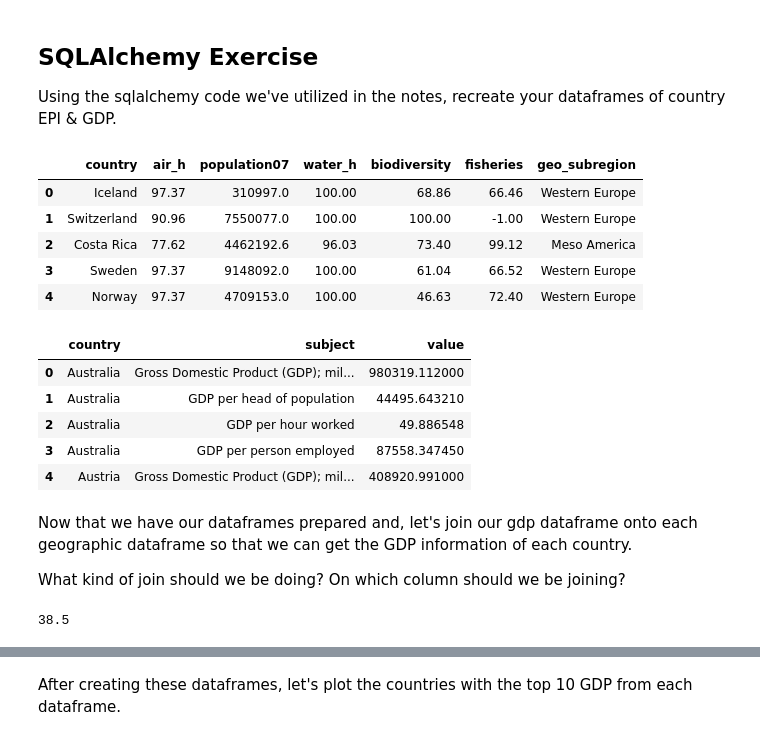
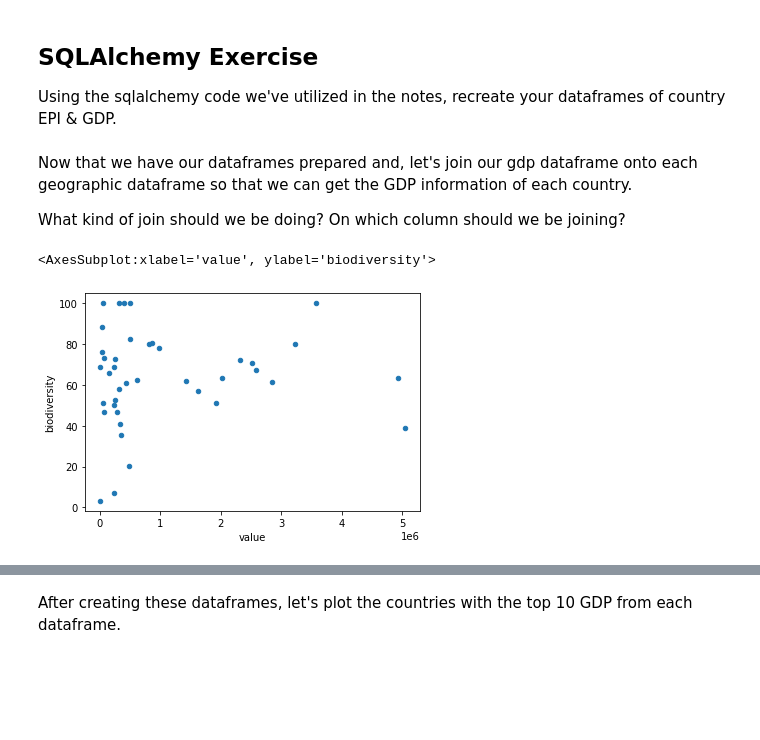
Before and after one commit to The-Knowledge-House/DS_22, a Jupyter notebook: phase_2/week_9/1_31/intermediate_sql_coding_exercise.ipynb, the cells around one changed output, grey strips where cells are left out. Cells and saved outputs as stored; diff of their text form; code cells hidden in the pictures; blank space fills up the shorter version.

```diff
--- a/phase_2/week_9/1_31/intermediate_sql_coding_exercise.ipynb
+++ b/phase_2/week_9/1_31/intermediate_sql_coding_exercise.ipynb
@@ -39,24 +39,6 @@ gdp_df = pd.DataFrame(rows_gdp, columns=['country', 'subject', 'value'])
 epi_df = pd.DataFrame(rows_epi, columns=['country', 'air_h', 'population07', 'water_h', 'biodiversity', 'fisheries', 'geo_subregion'])
 
 engine.dispose()
-# %%
-epi_df.head()
-# %% [output]
-|  | country | air_h | population07 | water_h | biodiversity | fisheries | geo_subregion |
-| 0 | Iceland | 97.37 | 310997.0 | 100.00 | 68.86 | 66.46 | Western Europe |
-| 1 | Switzerland | 90.96 | 7550077.0 | 100.00 | 100.00 | -1.00 | Western Europe |
-| 2 | Costa Rica | 77.62 | 4462192.6 | 96.03 | 73.40 | 99.12 | Meso America |
-| 3 | Sweden | 97.37 | 9148092.0 | 100.00 | 61.04 | 66.52 | Western Europe |
-| 4 | Norway | 97.37 | 4709153.0 | 100.00 | 46.63 | 72.40 | Western Europe |
-# %%
-gdp_df.head()
-# %% [output]
-|  | country | subject | value |
-| 0 | Australia | Gross Domestic Product (GDP); mil... | 980319.112000 |
-| 1 | Australia | GDP per head of population | 44495.643210 |
-| 2 | Australia | GDP per hour worked | 49.886548 |
-| 3 | Australia | GDP per person employed | 87558.347450 |
-| 4 | Austria | Gross Domestic Product (GDP); mil... | 408920.991000 |
 # %% [markdown]
 Now that we have our dataframes prepared and, let's join our gdp dataframe onto each geographic dataframe so that we can get the GDP information of each country.
 
@@ -64,12 +46,17 @@ What kind of join should we be doing? On which column should we be joining?
 # %%
 # first filter your df to only include "subject" == "Gross Domestic Product (GDP); millions"
 #gdp_df["subject"] == "Gross Domestic Product (GDP); millions"
 
 # gdp_mill = gdp_df.groupby("subject").get_group("Gross Domestic Product (GDP); millions")
 
 # join epi_ce and gdp_mill
 gdp_epi = gdp_df.merge(epi_df, how="left", on="country")
 
 gdp_epi.dropna(inplace=True)
+
+gdp_epi = gdp_epi[gdp_epi["subject"] == "Gross Domestic Product (GDP); millions"]
+
+gdp_epi.plot.scatter(x="value", y="biodiversity")
 # %% [output]
-38.5
+<AxesSubplot:xlabel='value', ylabel='biodiversity'>
+[figure, added]
```
Also changed, not shown: parts of 1 cell of this notebook, 1 other file.
